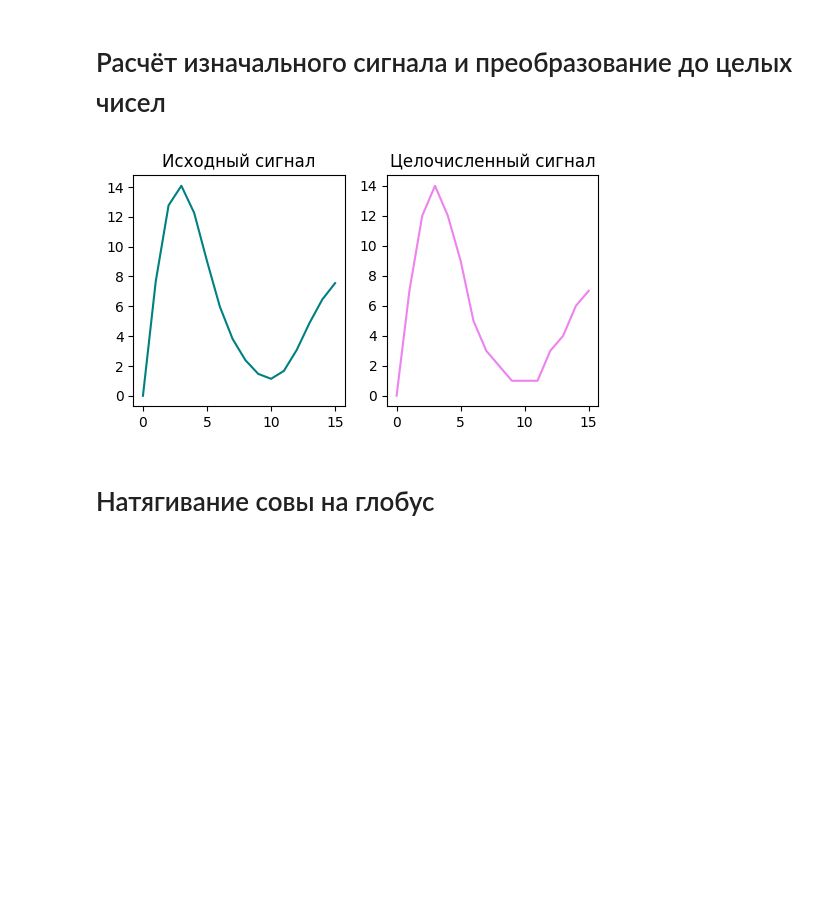
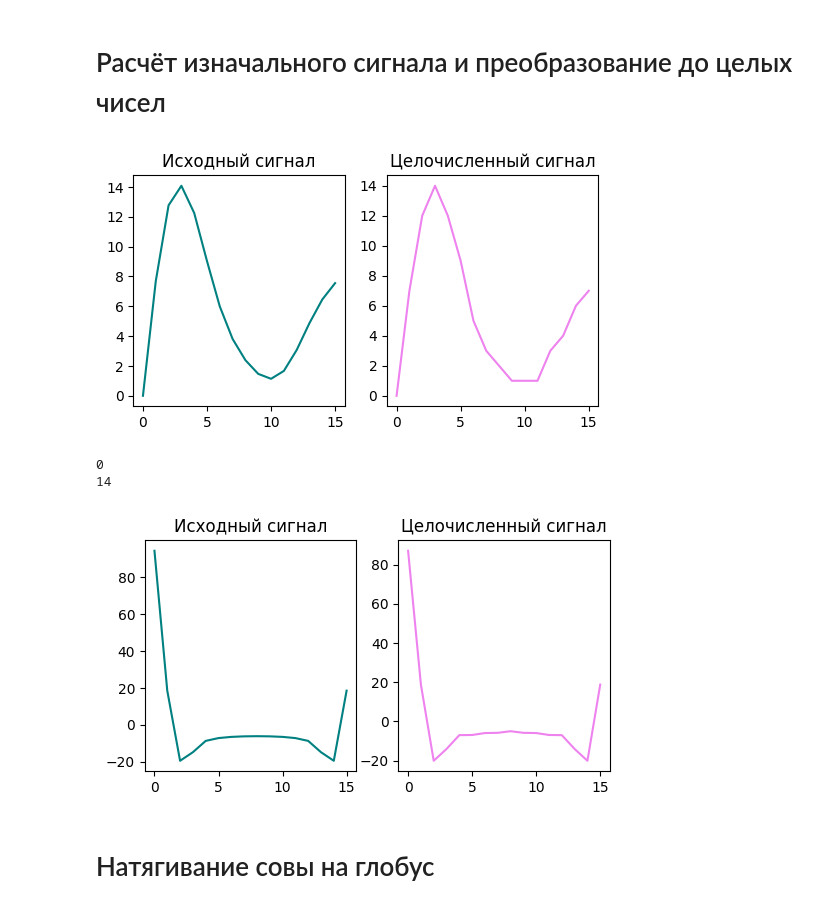
Before and after one commit to Rabogi/signal_labs, a Jupyter notebook: lab2/lab2_2.ipynb, the cells around one changed output. Cells and saved outputs as stored; diff of their text form; code cells hidden in the pictures; blank space fills up the shorter version.

```diff
--- a/lab2/lab2_2.ipynb
+++ b/lab2/lab2_2.ipynb
@@ -51,8 +52,33 @@ axs[1].plot(samples, x, 'violet')
 
 if sw:
     plt.show()
+
+print(min(x))
+print(max(x))
 # %% [output]
 [figure]
+0
+14
+# %%
+fftx_old = x_old
+fftx = x
+
+fftx_old = sp.fft(fftx_old)
+
+fftx = sp.fft(fftx)
+
+fig, axs = plt.subplots(ncols=2,nrows=1,figsize=(6, 3))
+
+axs[0].set_title("Исходный сигнал")
+axs[0].plot(samples, fftx_old, 'teal')
+
+axs[1].set_title("Целочисленный сигнал")
+axs[1].plot(samples, fftx, 'violet')
+
+if sw:
+    plt.show()
+# %% [output]
+[figure, added]
 # %% [markdown]
 # Натягивание совы на глобус
 # %%
```
Also changed, not shown: parts of 14 cells of this notebook, 22 other files.
